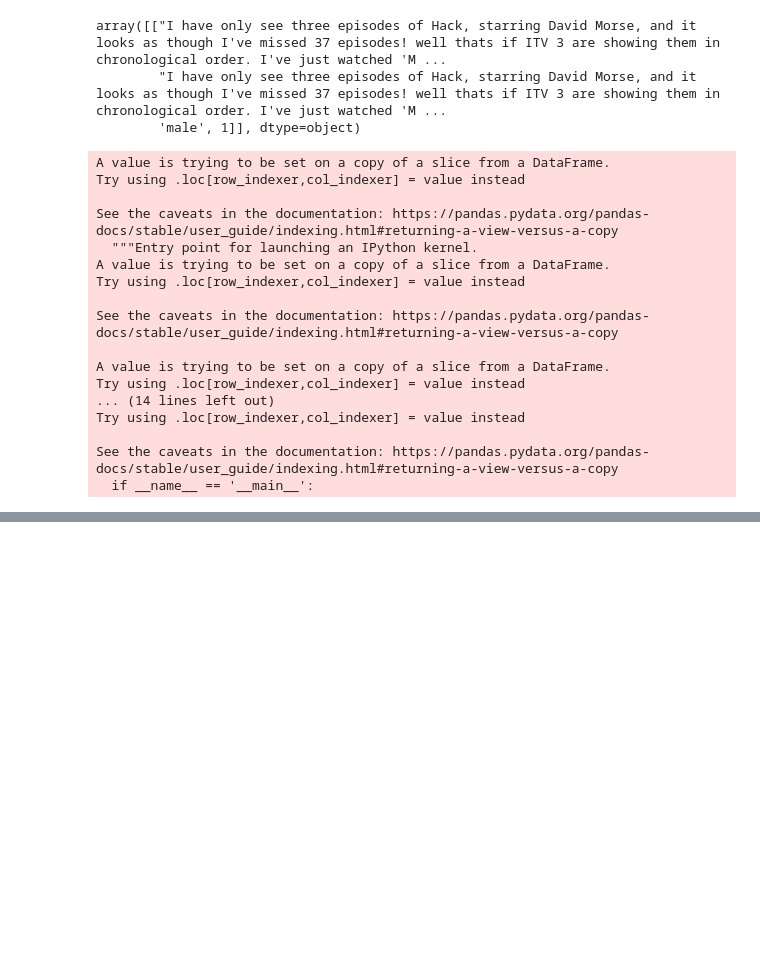
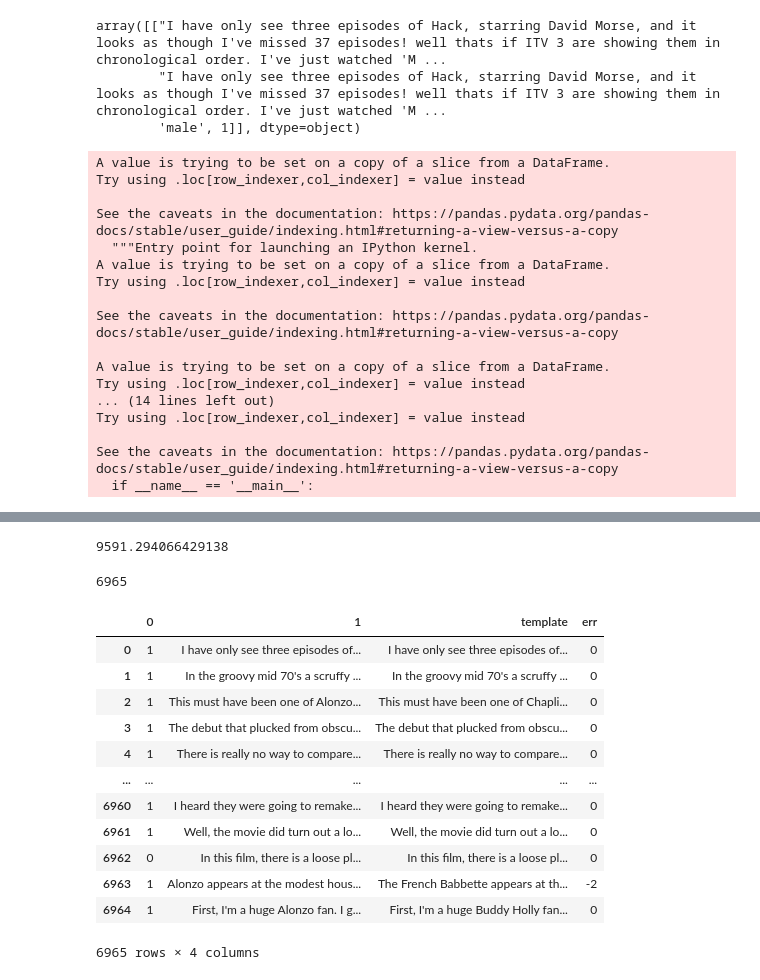
Before and after one commit to soarsmu/BiasFinder, a Jupyter notebook: data/mutant-generation.ipynb, the cells around one changed output, grey strips where cells are left out. Saved outputs shown, nothing was run; the diff lists cells and outputs as text; code cells hidden in the pictures; blank space fills up the shorter version.

```diff
--- a/data/mutant-generation.ipynb
+++ b/data/mutant-generation.ipynb
@@ -728,0 +846,8 @@ dff.to_csv("imdb_mutant/female/test.csv", index=None, header=None, sep="\t")
+# %%
+print(end-start)
+# %% [output]
+9591.294066429138
+# %%
+len(merr)
+# %% [output]
+6965
@@ -728,0 +857,16 @@ dff.to_csv("imdb_mutant/female/test.csv", index=None, header=None, sep="\t")
+# %%
+gcm
+# %% [output]
+|  | 0 | 1 | template | err |
+| 0 | 1 | I have only see three episodes of... | I have only see three episodes of... | 0 |
+| 1 | 1 | In the groovy mid 70's a scruffy ... | In the groovy mid 70's a scruffy ... | 0 |
+| 2 | 1 | This must have been one of Alonzo... | This must have been one of Chapli... | 0 |
+| 3 | 1 | The debut that plucked from obscu... | The debut that plucked from obscu... | 0 |
+| 4 | 1 | There is really no way to compare... | There is really no way to compare... | 0 |
+| ... | ... | ... | ... | ... |
+| 6960 | 1 | I heard they were going to remake... | I heard they were going to remake... | 0 |
+| 6961 | 1 | Well, the movie did turn out a lo... | Well, the movie did turn out a lo... | 0 |
+| 6962 | 0 | In this film, there is a loose pl... | In this film, there is a loose pl... | 0 |
+| 6963 | 1 | Alonzo appears at the modest hous... | The French Babbette appears at th... | -2 |
+| 6964 | 1 | First, I'm a huge Alonzo fan. I g... | First, I'm a huge Buddy Holly fan... | 0 |
+6965 rows × 4 columns
```
Also changed, not shown: parts of 35 cells of this notebook.
